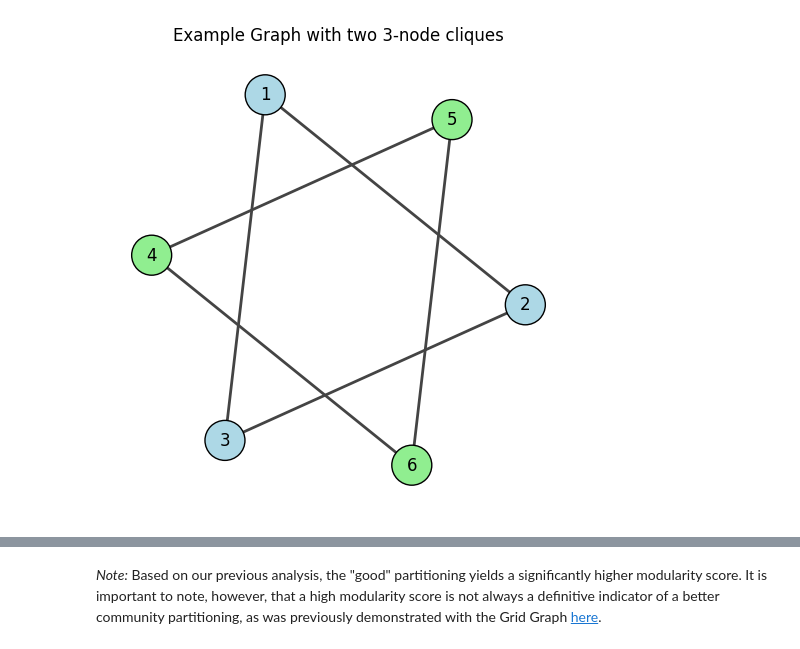
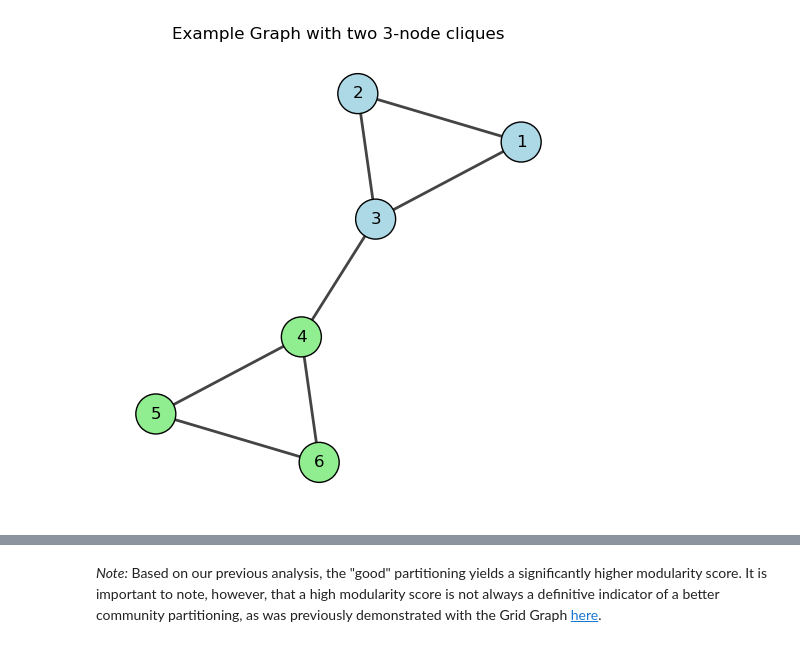
Before and after one commit to igraph/python-igraph, a Jupyter notebook: doc/source/community_detection_guide/notebooks/modularity.ipynb, the cells around one changed output, grey strips where cells are left out. Drawn from its saved outputs; the diff is of its cells as text; code cells hidden in the pictures.

```diff
--- a/doc/source/community_detection_guide/notebooks/modularity.ipynb
+++ b/doc/source/community_detection_guide/notebooks/modularity.ipynb
@@ -23,24 +28,22 @@ Let's use a simple graph with two 3-node cliques connected by a single edge. Thi
 # %%
 import igraph as ig
 import matplotlib.pyplot as plt
 
-g = ig.Graph()
-g.add_vertices(6)
-g.add_edges([(0, 1), (0, 2), (1, 2), (3, 4), (3, 5), (4, 5)])
+g = ig.Graph([(0, 1), (0, 2), (1, 2), (2, 3), (3, 4), (3, 5), (4, 5)])
 
 fig, ax = plt.subplots(figsize=(6, 6))
 ig.plot(
     g,
     target=ax,
     vertex_size=40,
     vertex_color=['lightblue'] * 3 + ['lightgreen'] * 3,
     vertex_label=[f'{i+1}' for i in range(6)],
     layout='kamada_kawai'
 )
 ax.set_title("Example Graph with two 3-node cliques")
 plt.show()
 # %% [output]
-[figure, old version]
+[figure, new version]
 # %% [markdown]
 ### Partitioning the Graph
 
```
Also changed, not shown: parts of 4 cells of this notebook.
